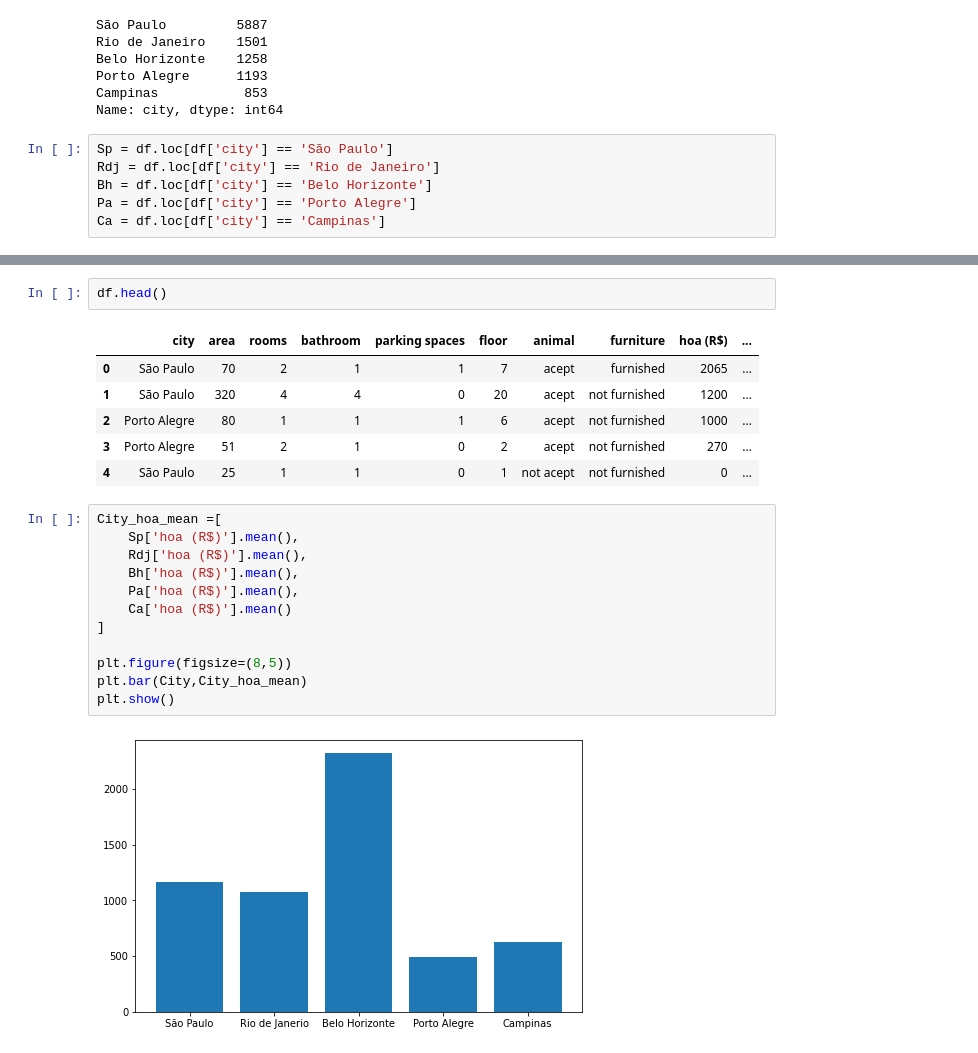
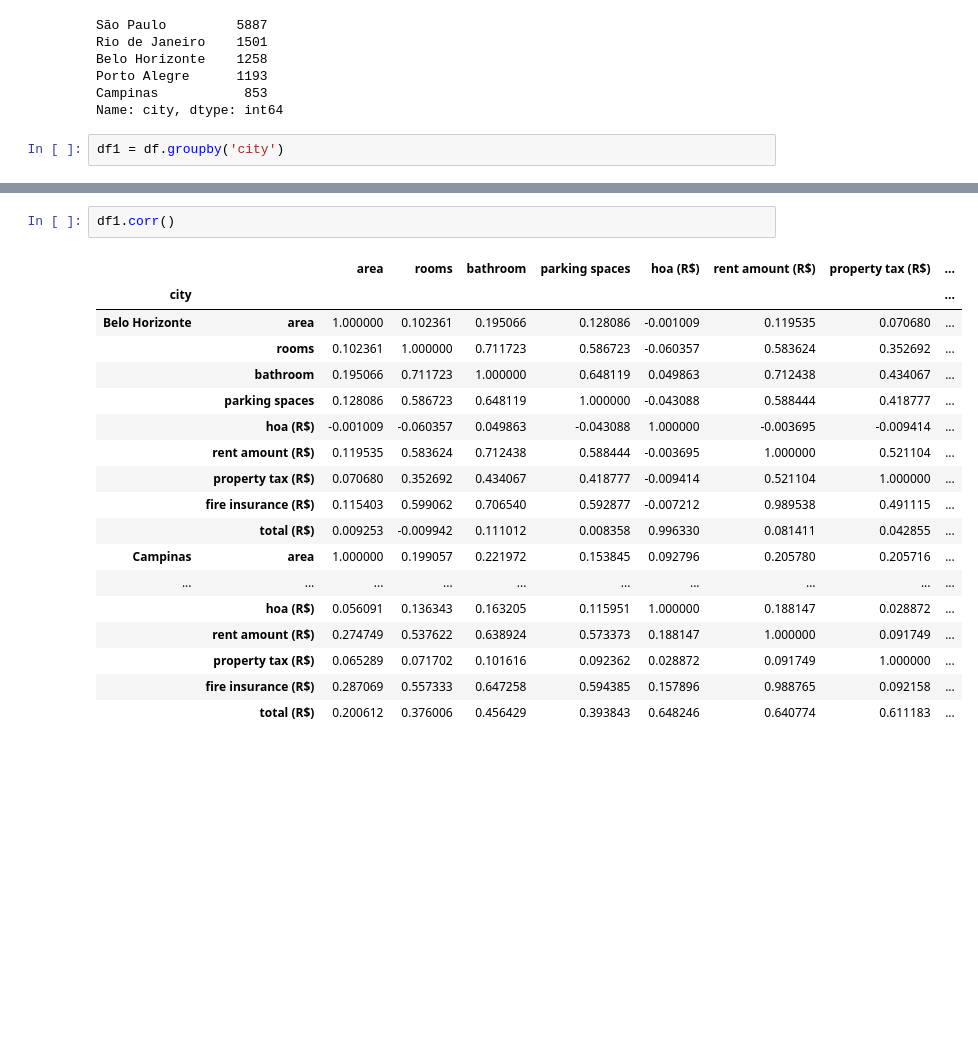
Before and after one commit to asharma8602/Introduction-to-Deep-Learning-and-its-Applications, a Jupyter notebook: Assignment/Assignment_1/200904_SaurabhSahay_Part2&3_.ipynb, the cells around one changed output, grey strips where cells are left out. Saved outputs shown, nothing was run; the diff lists cells and outputs as text; blank space fills up the shorter version.

```diff
--- a/Assignment/Assignment_1/200904_SaurabhSahay_Part2&3_.ipynb
+++ b/Assignment/Assignment_1/200904_SaurabhSahay_Part2&3_.ipynb
@@ -35,8 +36,4 @@ Porto Alegre      1193
 Campinas           853
 Name: city, dtype: int64
 # %%
-Sp = df.loc[df['city'] == 'São Paulo']
-Rdj = df.loc[df['city'] == 'Rio de Janeiro']
-Bh = df.loc[df['city'] == 'Belo Horizonte']
-Pa = df.loc[df['city'] == 'Porto Alegre']
-Ca = df.loc[df['city'] == 'Campinas']
+df1 = df.groupby('city')
@@ -121,23 +80,21 @@ City_bathroom_mean
 # %%
-df.head()
+df1.corr()
 # %% [output]
-|  | city | area | rooms | bathroom | parking spaces | floor | animal | furniture | hoa (R$) | ... |
-| 0 | São Paulo | 70 | 2 | 1 | 1 | 7 | acept | furnished | 2065 | ... |
-| 1 | São Paulo | 320 | 4 | 4 | 0 | 20 | acept | not furnished | 1200 | ... |
-| 2 | Porto Alegre | 80 | 1 | 1 | 1 | 6 | acept | not furnished | 1000 | ... |
-| 3 | Porto Alegre | 51 | 2 | 1 | 0 | 2 | acept | not furnished | 270 | ... |
-| 4 | São Paulo | 25 | 1 | 1 | 0 | 1 | not acept | not furnished | 0 | ... |
+|  |  | area | rooms | bathroom | parking spaces | hoa (R$) | rent amount (R$) | property tax (R$) | ... |
+| city |  |  |  |  |  |  |  |  | ... |
+| Belo Horizonte | area | 1.000000 | 0.102361 | 0.195066 | 0.128086 | -0.001009 | 0.119535 | 0.070680 | ... |
+|  | rooms | 0.102361 | 1.000000 | 0.711723 | 0.586723 | -0.060357 | 0.583624 | 0.352692 | ... |
+|  | bathroom | 0.195066 | 0.711723 | 1.000000 | 0.648119 | 0.049863 | 0.712438 | 0.434067 | ... |
+|  | parking spaces | 0.128086 | 0.586723 | 0.648119 | 1.000000 | -0.043088 | 0.588444 | 0.418777 | ... |
+|  | hoa (R$) | -0.001009 | -0.060357 | 0.049863 | -0.043088 | 1.000000 | -0.003695 | -0.009414 | ... |
+|  | rent amount (R$) | 0.119535 | 0.583624 | 0.712438 | 0.588444 | -0.003695 | 1.000000 | 0.521104 | ... |
+|  | property tax (R$) | 0.070680 | 0.352692 | 0.434067 | 0.418777 | -0.009414 | 0.521104 | 1.000000 | ... |
+|  | fire insurance (R$) | 0.115403 | 0.599062 | 0.706540 | 0.592877 | -0.007212 | 0.989538 | 0.491115 | ... |
+|  | total (R$) | 0.009253 | -0.009942 | 0.111012 | 0.008358 | 0.996330 | 0.081411 | 0.042855 | ... |
+| Campinas | area | 1.000000 | 0.199057 | 0.221972 | 0.153845 | 0.092796 | 0.205780 | 0.205716 | ... |
+| ... | ... | ... | ... | ... | ... | ... | ... | ... | ... |
+|  | hoa (R$) | 0.056091 | 0.136343 | 0.163205 | 0.115951 | 1.000000 | 0.188147 | 0.028872 | ... |
+|  | rent amount (R$) | 0.274749 | 0.537622 | 0.638924 | 0.573373 | 0.188147 | 1.000000 | 0.091749 | ... |
+|  | property tax (R$) | 0.065289 | 0.071702 | 0.101616 | 0.092362 | 0.028872 | 0.091749 | 1.000000 | ... |
+|  | fire insurance (R$) | 0.287069 | 0.557333 | 0.647258 | 0.594385 | 0.157896 | 0.988765 | 0.092158 | ... |
+|  | total (R$) | 0.200612 | 0.376006 | 0.456429 | 0.393843 | 0.648246 | 0.640774 | 0.611183 | ... |
-# %%
-City_hoa_mean =[
-    Sp['hoa (R$)'].mean(),
-    Rdj['hoa (R$)'].mean(),
-    Bh['hoa (R$)'].mean(),
-    Pa['hoa (R$)'].mean(),
-    Ca['hoa (R$)'].mean()
-]
-
-plt.figure(figsize=(8,5))
-plt.bar(City,City_hoa_mean)
-plt.show()
-# %% [output]
-[figure, removed]
```
Also changed, not shown: parts of 12 cells of this notebook, 1 other file.
